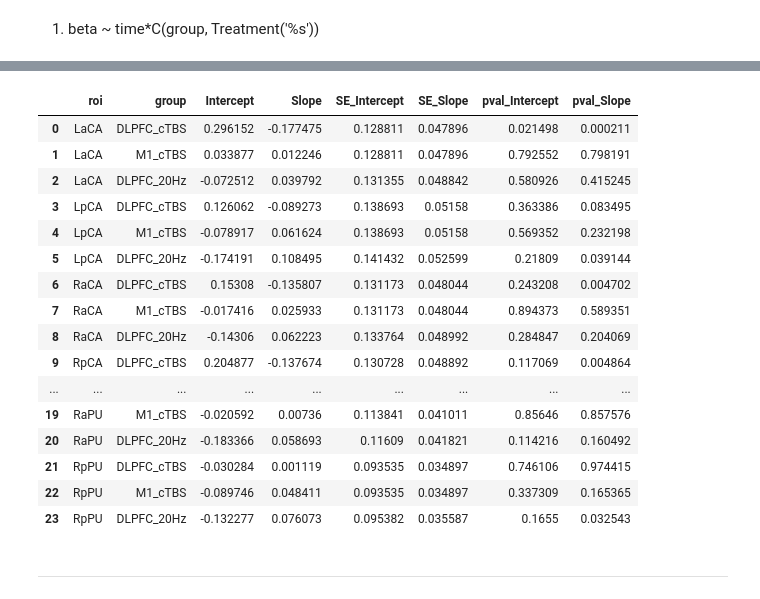
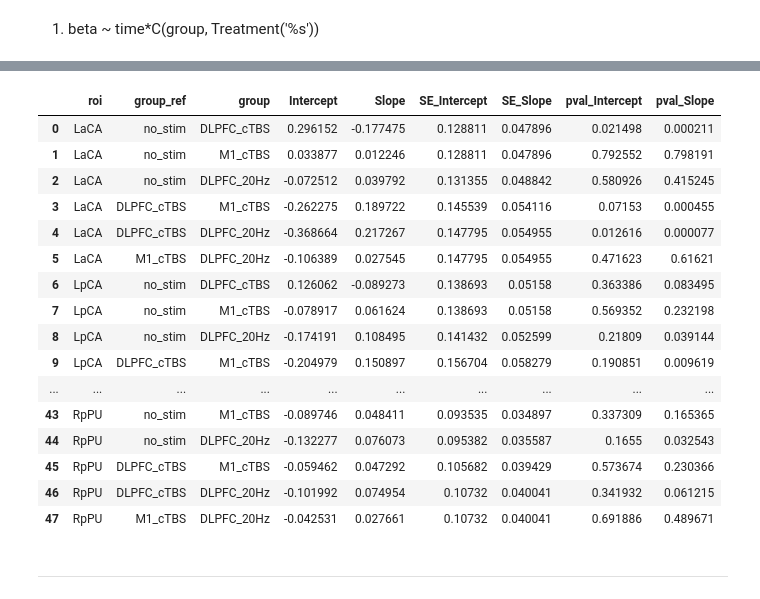
Before and after one commit to psb629/CommonLab, a Jupyter notebook: GP/scripts/fMRI.fig.3ii.ipynb, the cells around one changed output, grey strips where cells are left out. Saved outputs shown, nothing was run; the diff lists cells and outputs as text; code cells hidden in the pictures.

```diff
--- a/GP/scripts/fMRI.fig.3ii.ipynb
+++ b/GP/scripts/fMRI.fig.3ii.ipynb
@@ -111,34 +111,34 @@ df
 group_ref = 'no_stim'
 # %%
 df_LME = pd.DataFrame()
-for ii, roi in enumerate(list_roi):
-    df_tmp = df[df['roi']==roi]
-    model = smf.mixedlm(
-        "beta ~ time*C(group, Treatment('%s'))"%group_ref,
-        df_tmp,
-        groups=df_tmp['subj']
-    )
-    result = model.fit()
-    print(result.summary())
-
-    for group in list_group[1:]:
-        new_row = pd.Series(
-            {
-                'roi':roi, 'group':group,
-                # 'Intercept':result.params.Intercept + result.params["C(group, Treatment('%s'))[T.%s]"%(group_ref,group)],
-                'Intercept':result.params["C(group, Treatment('%s'))[T.%s]"%(group_ref,group)],
-                # 'Slope':result.params.time + result.params["time:C(group, Treatment('%s'))[T.%s]"%(group_ref,group)],
-                'Slope':result.params["time:C(group, Treatment('%s'))[T.%s]"%(group_ref,group)],
-                'SE_Intercept':result.bse_fe["C(group, Treatment('%s'))[T.%s]"%(group_ref,group)],
-                'SE_Slope':result.bse_fe["time:C(group, Treatment('%s'))[T.%s]"%(group_ref,group)],
-                'pval_Intercept':result.pvalues["C(group, Treatment('%s'))[T.%s]"%(group_ref,group)],
-                'pval_Slope':result.pvalues["time:C(group, Treatment('%s'))[T.%s]"%(group_ref,group)]
-            }
+for roi in list_roi:
+    for ii, group_ref in enumerate(list_group):
+        df_tmp = df[df['roi']==roi]
+        model = smf.mixedlm(
+            "beta ~ time*C(group, Treatment('%s'))"%group_ref,
+            df_tmp,
+            groups=df_tmp['subj']
         )
-        df_LME = pd.concat(
-            [df_LME, new_row.to_frame().T]
-            , axis='index'
-            , ignore_index=True
-        )
+        result = model.fit()
+        # print(result.summary())
+        for jj, group in enumerate(list_group[ii+1:]):
+            new_row = pd.Series(
+                {
+                    'roi':roi, 'group_ref':group_ref, 'group':group,
+                    # 'Intercept':result.params.Intercept + result.params["C(group, Treatment('%s'))[T.%s]"%(group_ref,group)],
+                    'Intercept':result.params["C(group, Treatment('%s'))[T.%s]"%(group_ref,group)],
+                    # 'Slope':result.params.time + result.params["time:C(group, Treatment('%s'))[T.%s]"%(group_ref,group)],
+                    'Slope':result.params["time:C(group, Treatment('%s'))[T.%s]"%(group_ref,group)],
+                    'SE_Intercept':result.bse_fe["C(group, Treatment('%s'))[T.%s]"%(group_ref,group)],
+                    'SE_Slope':result.bse_fe["time:C(group, Treatment('%s'))[T.%s]"%(group_ref,group)],
+                    'pval_Intercept':result.pvalues["C(group, Treatment('%s'))[T.%s]"%(group_ref,group)],
+                    'pval_Slope':result.pvalues["time:C(group, Treatment('%s'))[T.%s]"%(group_ref,group)]
+                }
+            )
+            df_LME = pd.concat(
+                [df_LME, new_row.to_frame().T]
+                , axis='index'
+                , ignore_index=True
+            )
 df_LME
 # %% [output]
@@ -162,20 +145,20 @@ Group Var                                          0.033    0.051
-|  | roi | group | Intercept | Slope | SE_Intercept | SE_Slope | pval_Intercept | pval_Slope |
-| 0 | LaCA | DLPFC_cTBS | 0.296152 | -0.177475 | 0.128811 | 0.047896 | 0.021498 | 0.000211 |
-| 1 | LaCA | M1_cTBS | 0.033877 | 0.012246 | 0.128811 | 0.047896 | 0.792552 | 0.798191 |
-| 2 | LaCA | DLPFC_20Hz | -0.072512 | 0.039792 | 0.131355 | 0.048842 | 0.580926 | 0.415245 |
-| 3 | LpCA | DLPFC_cTBS | 0.126062 | -0.089273 | 0.138693 | 0.05158 | 0.363386 | 0.083495 |
-| 4 | LpCA | M1_cTBS | -0.078917 | 0.061624 | 0.138693 | 0.05158 | 0.569352 | 0.232198 |
-| 5 | LpCA | DLPFC_20Hz | -0.174191 | 0.108495 | 0.141432 | 0.052599 | 0.21809 | 0.039144 |
-| 6 | RaCA | DLPFC_cTBS | 0.15308 | -0.135807 | 0.131173 | 0.048044 | 0.243208 | 0.004702 |
-| 7 | RaCA | M1_cTBS | -0.017416 | 0.025933 | 0.131173 | 0.048044 | 0.894373 | 0.589351 |
-| 8 | RaCA | DLPFC_20Hz | -0.14306 | 0.062223 | 0.133764 | 0.048992 | 0.284847 | 0.204069 |
-| 9 | RpCA | DLPFC_cTBS | 0.204877 | -0.137674 | 0.130728 | 0.048892 | 0.117069 | 0.004864 |
-| ... | ... | ... | ... | ... | ... | ... | ... | ... |
-| 19 | RaPU | M1_cTBS | -0.020592 | 0.00736 | 0.113841 | 0.041011 | 0.85646 | 0.857576 |
-| 20 | RaPU | DLPFC_20Hz | -0.183366 | 0.058693 | 0.11609 | 0.041821 | 0.114216 | 0.160492 |
-| 21 | RpPU | DLPFC_cTBS | -0.030284 | 0.001119 | 0.093535 | 0.034897 | 0.746106 | 0.974415 |
-| 22 | RpPU | M1_cTBS | -0.089746 | 0.048411 | 0.093535 | 0.034897 | 0.337309 | 0.165365 |
-| 23 | RpPU | DLPFC_20Hz | -0.132277 | 0.076073 | 0.095382 | 0.035587 | 0.1655 | 0.032543 |
+|  | roi | group_ref | group | Intercept | Slope | SE_Intercept | SE_Slope | pval_Intercept | pval_Slope |
+| 0 | LaCA | no_stim | DLPFC_cTBS | 0.296152 | -0.177475 | 0.128811 | 0.047896 | 0.021498 | 0.000211 |
+| 1 | LaCA | no_stim | M1_cTBS | 0.033877 | 0.012246 | 0.128811 | 0.047896 | 0.792552 | 0.798191 |
+| 2 | LaCA | no_stim | DLPFC_20Hz | -0.072512 | 0.039792 | 0.131355 | 0.048842 | 0.580926 | 0.415245 |
+| 3 | LaCA | DLPFC_cTBS | M1_cTBS | -0.262275 | 0.189722 | 0.145539 | 0.054116 | 0.07153 | 0.000455 |
+| 4 | LaCA | DLPFC_cTBS | DLPFC_20Hz | -0.368664 | 0.217267 | 0.147795 | 0.054955 | 0.012616 | 0.000077 |
+| 5 | LaCA | M1_cTBS | DLPFC_20Hz | -0.106389 | 0.027545 | 0.147795 | 0.054955 | 0.471623 | 0.61621 |
+| 6 | LpCA | no_stim | DLPFC_cTBS | 0.126062 | -0.089273 | 0.138693 | 0.05158 | 0.363386 | 0.083495 |
+| 7 | LpCA | no_stim | M1_cTBS | -0.078917 | 0.061624 | 0.138693 | 0.05158 | 0.569352 | 0.232198 |
+| 8 | LpCA | no_stim | DLPFC_20Hz | -0.174191 | 0.108495 | 0.141432 | 0.052599 | 0.21809 | 0.039144 |
+| 9 | LpCA | DLPFC_cTBS | M1_cTBS | -0.204979 | 0.150897 | 0.156704 | 0.058279 | 0.190851 | 0.009619 |
+| ... | ... | ... | ... | ... | ... | ... | ... | ... | ... |
+| 43 | RpPU | no_stim | M1_cTBS | -0.089746 | 0.048411 | 0.093535 | 0.034897 | 0.337309 | 0.165365 |
+| 44 | RpPU | no_stim | DLPFC_20Hz | -0.132277 | 0.076073 | 0.095382 | 0.035587 | 0.1655 | 0.032543 |
+| 45 | RpPU | DLPFC_cTBS | M1_cTBS | -0.059462 | 0.047292 | 0.105682 | 0.039429 | 0.573674 | 0.230366 |
+| 46 | RpPU | DLPFC_cTBS | DLPFC_20Hz | -0.101992 | 0.074954 | 0.10732 | 0.040041 | 0.341932 | 0.061215 |
+| 47 | RpPU | M1_cTBS | DLPFC_20Hz | -0.042531 | 0.027661 | 0.10732 | 0.040041 | 0.691886 | 0.489671 |
 # %% [markdown]
 ---
 # %%
```
Also changed, not shown: parts of 4 cells of this notebook, 1 other file.
